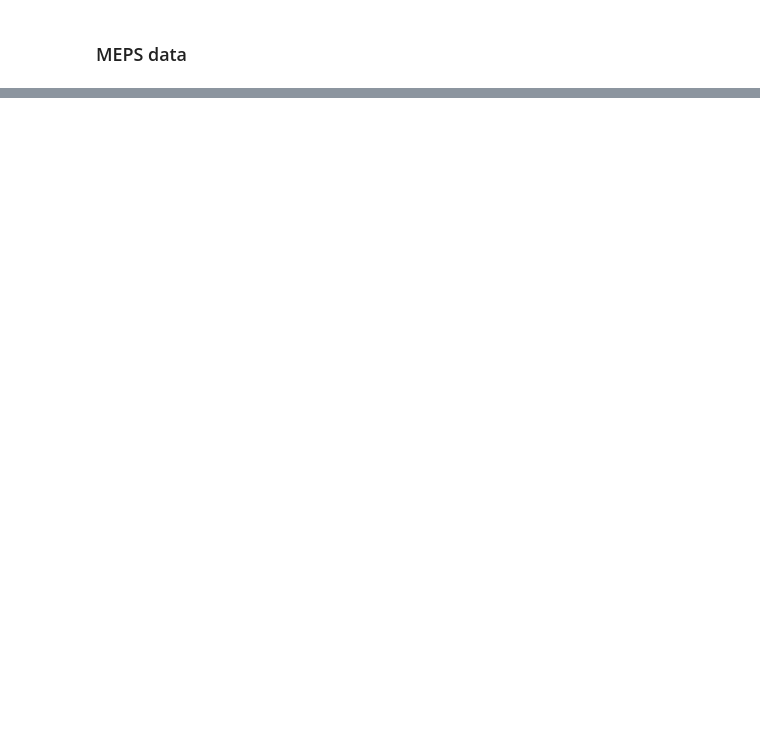
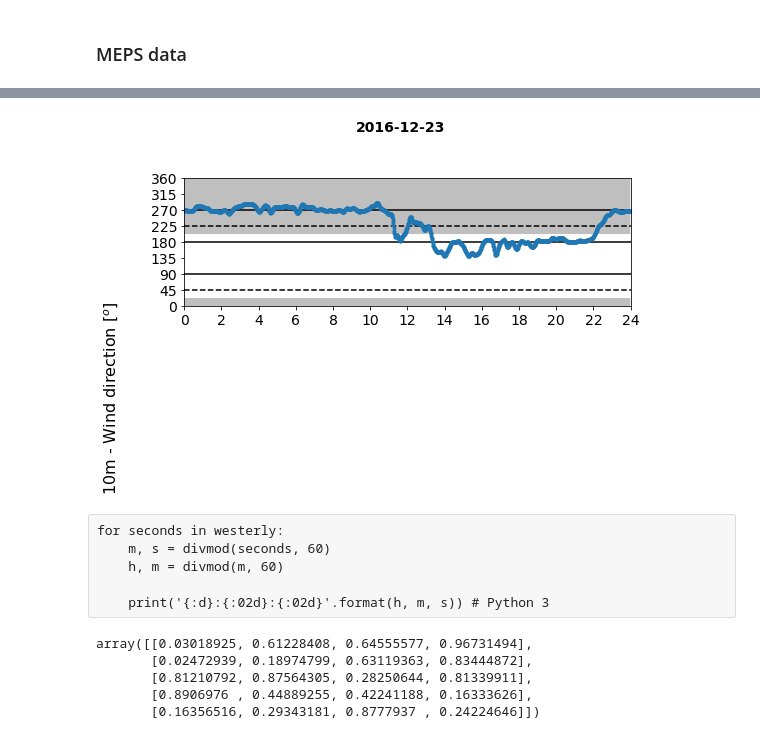
Before and after one commit to franzihe/research_Haukeli, a Jupyter notebook: Weathermast/find_windregime_precip_amount.ipynb, the cells around one changed output, grey strips where cells are left out. Cells and saved outputs as stored; diff of their text form; code cells hidden in the pictures; blank space fills up the shorter version.

Commit message:
included eklima and Meps, started on table

```diff
--- a/Weathermast/find_windregime_precip_amount.ipynb
+++ b/Weathermast/find_windregime_precip_amount.ipynb
@@ -10,6 +10,7 @@ import matplotlib.pyplot as plt
 np.warnings.filterwarnings('ignore')
 # %%
 m = ['11', '12', '01', '02', '03']
+station = 'Haukeliseter'
 # %% [markdown]
 ### Minuelty data
 # %%
@@ -313,8 +278,2 @@ plt.show()
-# %%
-for seconds in westerly:
-    m, s = divmod(seconds, 60)
-    h, m = divmod(m, 60)
-
-    print('{:d}:{:02d}:{:02d}'.format(h, m, s)) # Python 3
 # %% [markdown]
 ### Eklima data
@@ -322,0 +753,36 @@ for seconds in westerly:
+# %%
+year = '2016'
+month = '12'
+day = '23'
+
+fig = plt.figure(figsize=(8,8))
+
+fig.text(.0, .5, '10m - Wind direction [$^{o}$]', ha='center', va='center', rotation='vertical', fontsize = 16)
+
+ax1 = fig.add_subplot(311)
+ax1.plot(obs_wind_dir_rolling[int(year+month+day)][:,:],'.')
+ax1.hlines(270,0,obs_wind_dir_rolling[int(year+month+day)].shape[0])
+ax1.hlines(180,0,obs_wind_dir_rolling[int(year+month+day)].shape[0])
+ax1.hlines(90,0,obs_wind_dir_rolling[int(year+month+day)].shape[0])
+ax1.hlines(45,0,obs_wind_dir_rolling[int(year+month+day)].shape[0], linestyles='dashed')
+ax1.hlines(225,0,obs_wind_dir_rolling[int(year+month+day)].shape[0], linestyles='dashed')
+
+ax1.fill_between(np.arange(obs_wind_dir_rolling[int(year+month+day)].shape[0]), 202.5, 360,  facecolor='gray', alpha=0.5)
+ax1.fill_between(np.arange(obs_wind_dir_rolling[int(year+month+day)].shape[0]), 0, 22.5,  facecolor='gray', alpha=0.5)
+
+ax1.set_xlim([0, obs_wind_dir_rolling[int(year+month+day)].shape[0]-1])
+ax1.set_ylim([0, 360])
+ax1.set_xticks(np.arange(0,obs_wind_dir_rolling[int(year+month+day)].shape[0]+120,120))
+ax1.set_xticklabels([0, 2, 4, 6, 8, 10, 12, 14, 16, 18, 20, 22, 24 ])
+ax1.set_yticks(np.arange(0,405,45))
+fig.suptitle("%s-%s-%s" %(year,month,day), fontsize=14,fontweight='bold')
+ax1.tick_params(labelsize=14)
+plt.show()
+# %% [output]
+[figure, added]
+# %% [raw]
+for seconds in westerly:
+    m, s = divmod(seconds, 60)
+    h, m = divmod(m, 60)
+
+    print('{:d}:{:02d}:{:02d}'.format(h, m, s)) # Python 3
@@ -322,0 +799,9 @@ for seconds in westerly:
+# %%
+table_vals = np.random.random((5,4))
+table_vals
+# %% [output]
+array([[0.03018925, 0.61228408, 0.64555577, 0.96731494],
+       [0.02472939, 0.18974799, 0.63119363, 0.83444872],
+       [0.81210792, 0.87564305, 0.28250644, 0.81339911],
+       [0.8906976 , 0.44889255, 0.42241188, 0.16333626],
+       [0.16356516, 0.29343181, 0.8777937 , 0.24224646]])
```
Also changed, not shown: parts of 10 cells of this notebook.
